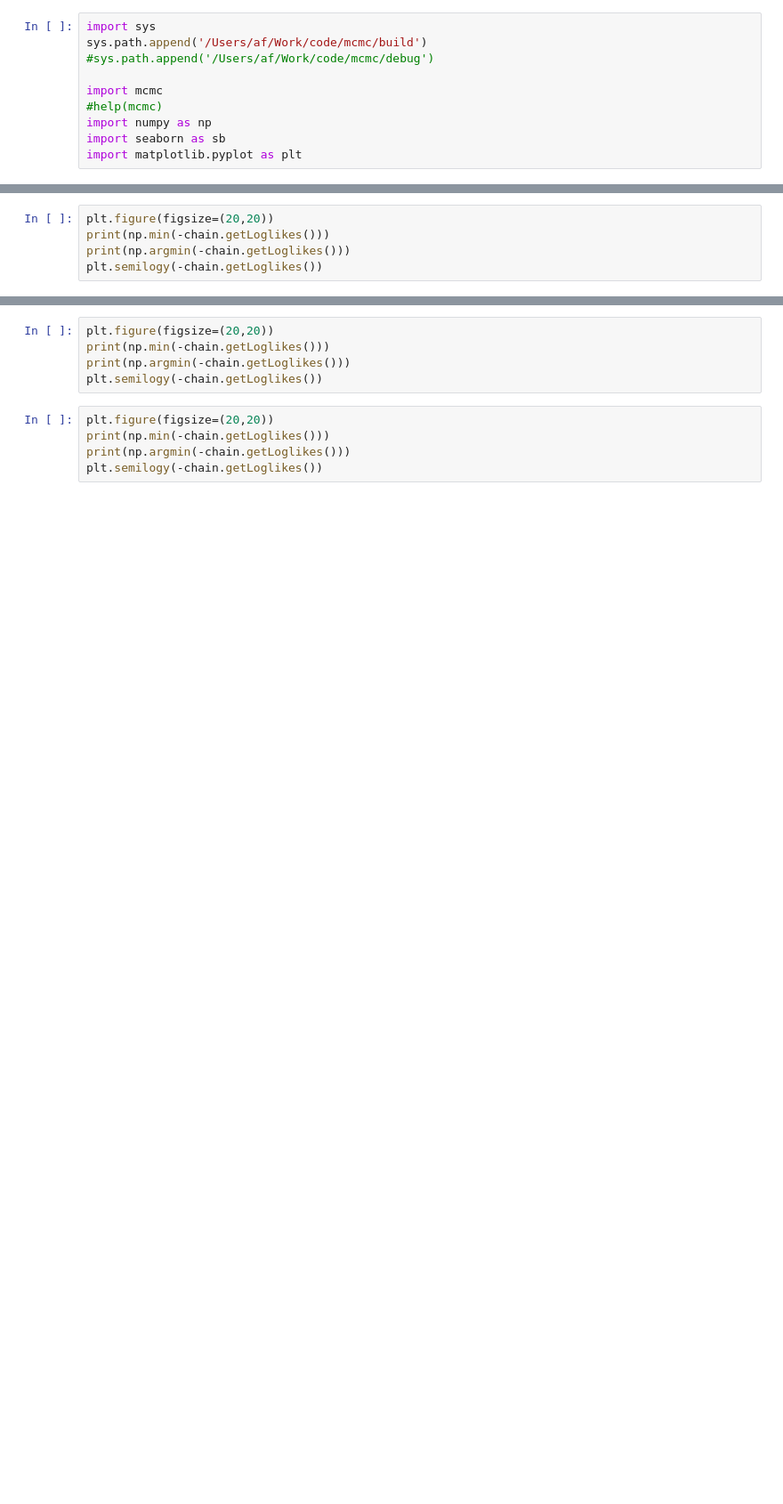
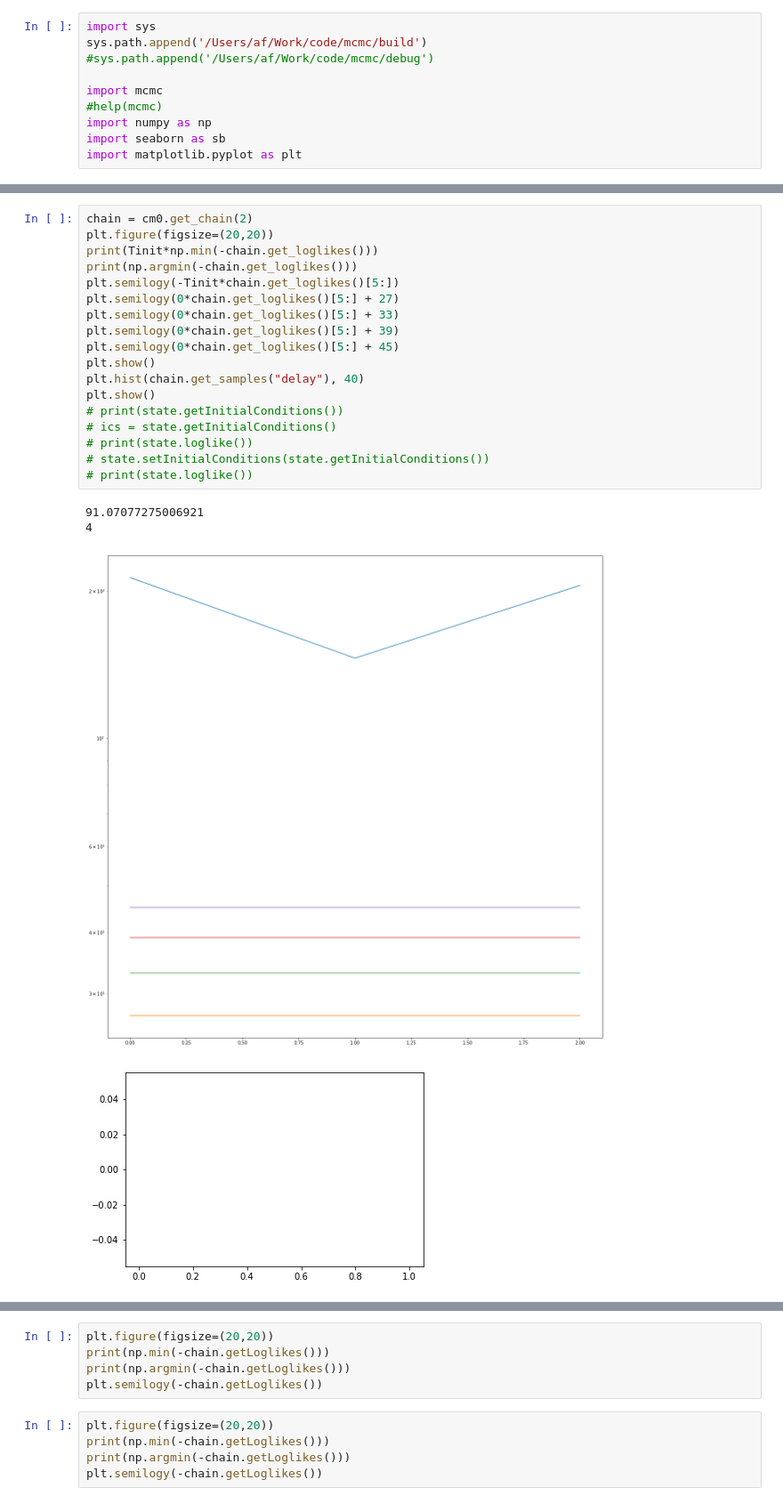
Before and after one commit to AndreasFinke/mcmc, a Jupyter notebook: notebooks/covid4.ipynb, the cells around one changed output, grey strips where cells are left out. Shown: that part at 89% size. Saved outputs shown, nothing was run; the diff lists cells and outputs as text; blank space fills up the shorter version.

```diff
--- a/notebooks/covid4.ipynb
+++ b/notebooks/covid4.ipynb
@@ -275,8 +258,26 @@ smooth = mcmc.SmoothnessPrior("behavior", 50, deaths_data.size-data.fixBehaviorI
 # chain.computeMean = False
 # chain.recordSamples = True
 # chain.run(0,0,5000,20)
-# %%
-plt.figure(figsize=(20,20))
-print(np.min(-chain.getLoglikes()))
-print(np.argmin(-chain.getLoglikes()))
-plt.semilogy(-chain.getLoglikes())
+# %%
+chain = cm0.get_chain(2)
+plt.figure(figsize=(20,20))
+print(Tinit*np.min(-chain.get_loglikes()))
+print(np.argmin(-chain.get_loglikes()))
+plt.semilogy(-Tinit*chain.get_loglikes()[5:])
+plt.semilogy(0*chain.get_loglikes()[5:] + 27)
+plt.semilogy(0*chain.get_loglikes()[5:] + 33)
+plt.semilogy(0*chain.get_loglikes()[5:] + 39)
+plt.semilogy(0*chain.get_loglikes()[5:] + 45)
+plt.show()
+plt.hist(chain.get_samples("delay"), 40)
+plt.show()
+# print(state.getInitialConditions())
+# ics = state.getInitialConditions()
+# print(state.loglike())
+# state.setInitialConditions(state.getInitialConditions())
+# print(state.loglike())
+# %% [output]
+91.07077275006921
+4
+[figure, added]
+[figure, added]
```
Also changed, not shown: parts of 19 cells of this notebook, 1 other file.
